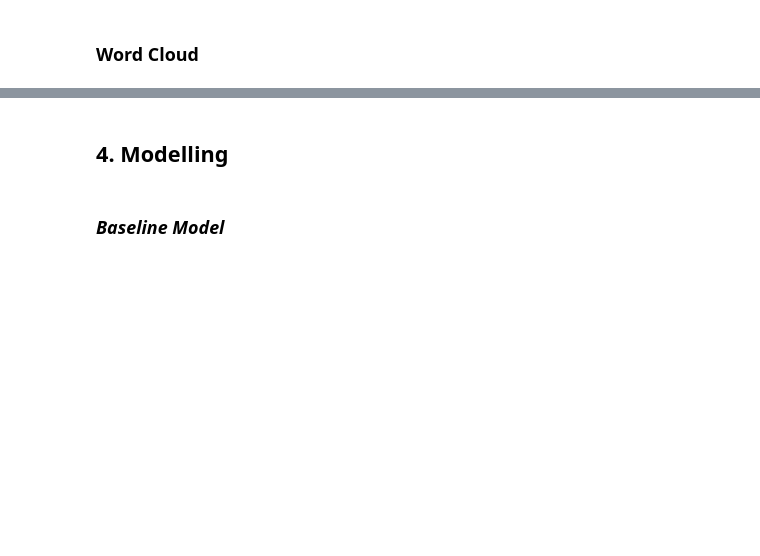
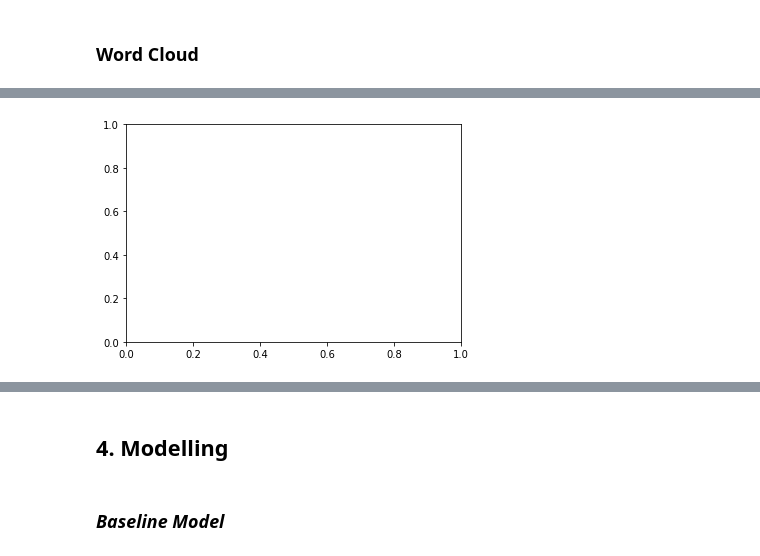
Before and after one commit to irushawn/Hate-Speech-and-Offensive-Content-Detection, a Jupyter notebook: index.ipynb, the cells around one changed output, grey strips where cells are left out. Drawn from its saved outputs; the diff is of its cells as text; code cells hidden in the pictures; blank space fills up the shorter version.

```diff
--- a/index.ipynb
+++ b/index.ipynb
@@ -391,3 +407,8 @@ plt.show()
+# %%
+import matplotlib.pyplot as plt
+plt.title = plt.gca().set_title  # Restore the correct title function
+# %% [output]
+[figure, added]
 # %%
 from wordcloud import WordCloud
 
```
Also changed, not shown: parts of 19 cells of this notebook.
